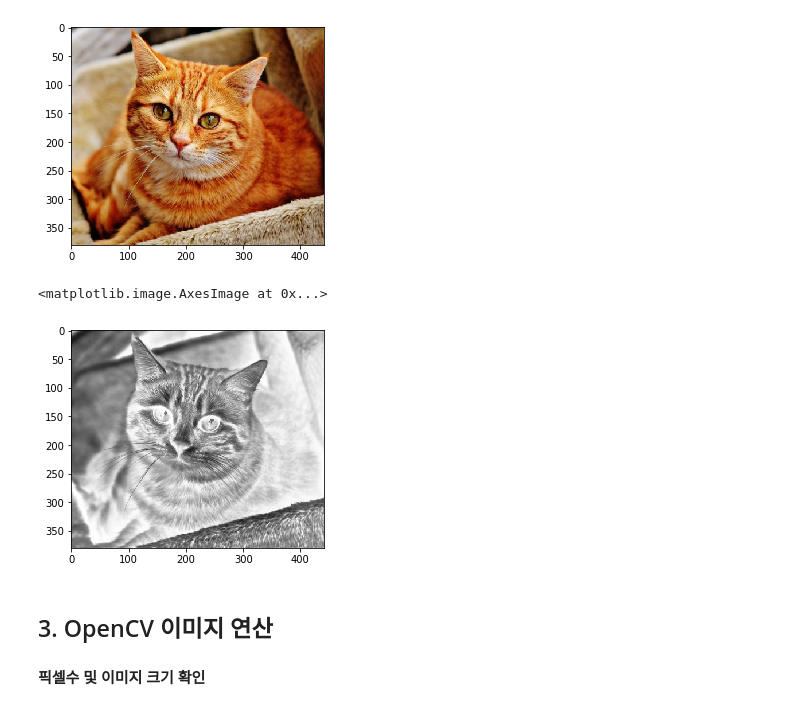
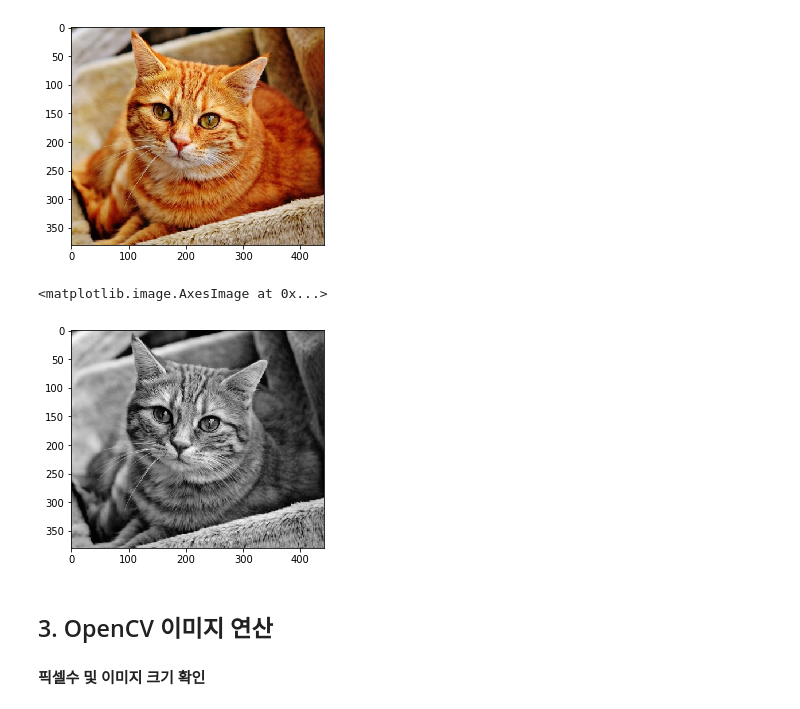
Before and after one commit to ckiekim/Python-Data-Science, a Jupyter notebook: 05_OpenCV/OpenCV.ipynb, the cells around one changed output. Drawn from its saved outputs; the diff is of its cells as text; code cells hidden in the pictures.

```diff
--- a/05_OpenCV/OpenCV.ipynb
+++ b/05_OpenCV/OpenCV.ipynb
@@ -21,9 +21,9 @@ import numpy as np
 import matplotlib.pyplot as plt
 %matplotlib inline
 # %%
-basicImage = cv2.imread('images/cat.jpg', cv2.IMREAD_COLOR)
+image = cv2.imread('images/cat.jpg', cv2.IMREAD_COLOR)
 # cv2.imshow(title, image)
-plt.imshow(basicImage)
+plt.imshow(image)
 # %% [output]
 <matplotlib.image.AxesImage at 0x...>
 [figure]
@@ -36,11 +42,11 @@ plt.imshow(basicImage)
 [figure]
 # %%
 # Gray Scale Image
-grayImage = cv2.cvtColor(basicImage, cv2.COLOR_BGR2GRAY)
-plt.imshow(grayImage, cmap='Greys', vmin=0, vmax=255)
+grayImage = cv2.cvtColor(image, cv2.COLOR_BGR2GRAY)
+plt.imshow(grayImage, cmap=plt.get_cmap('gray'))
 # %% [output]
 <matplotlib.image.AxesImage at 0x...>
-[figure, old version]
+[figure, new version]
 # %% [markdown]
 ## 3. OpenCV 이미지 연산
 #### 픽셀수 및 이미지 크기 확인
```
Also changed, not shown: parts of 24 cells of this notebook.
